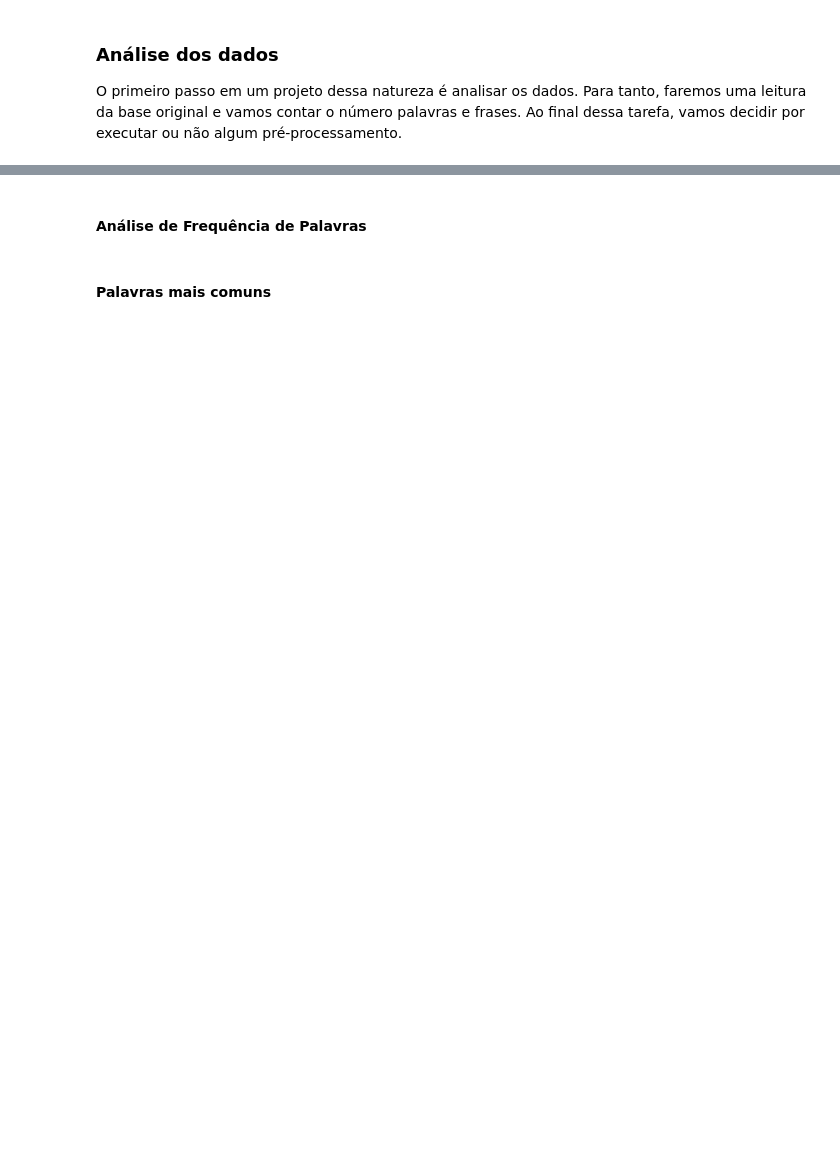
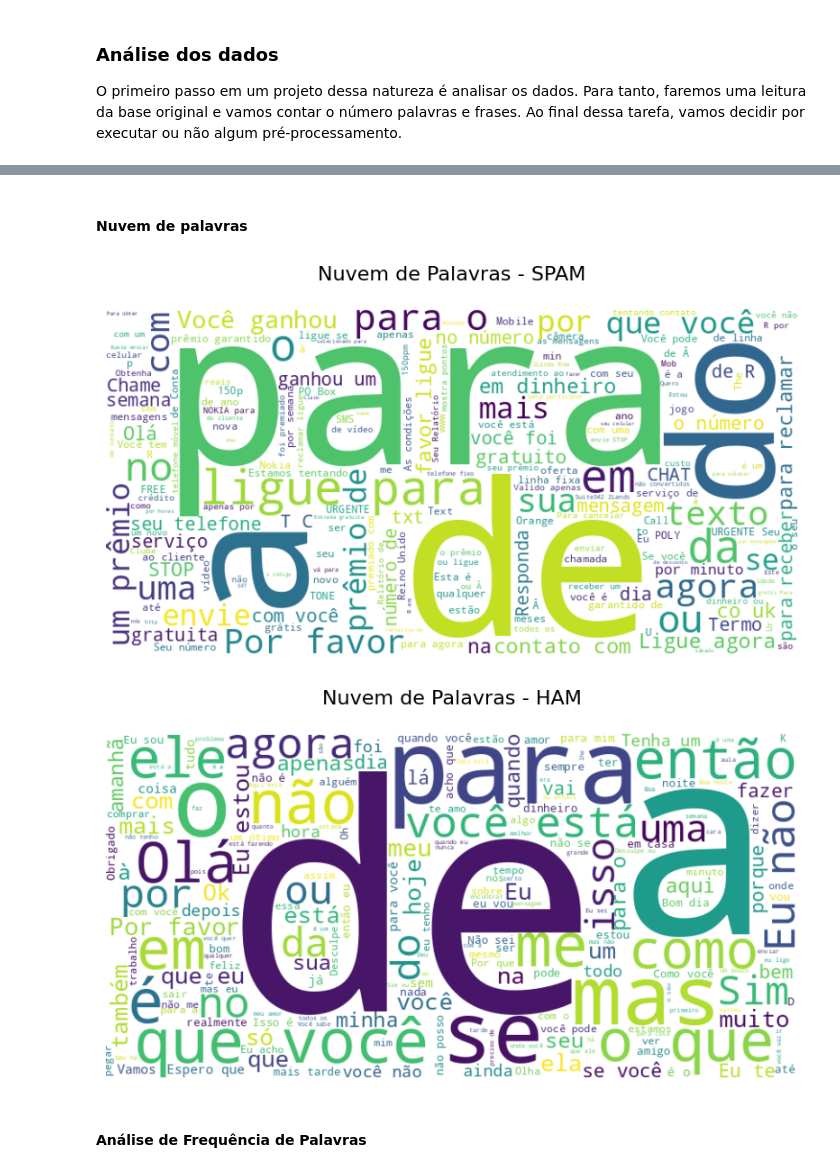
Before and after one commit to thyarles/unb-pca-spamdetector, a Jupyter notebook: spam.ipynb, the cells around one changed output, grey strips where cells are left out. Saved outputs shown, nothing was run; the diff lists cells and outputs as text; code cells hidden in the pictures; blank space fills up the shorter version.

```diff
--- a/spam.ipynb
+++ b/spam.ipynb
@@ -134,2 +118,22 @@ generate_wordcloud(ham_text, 'Nuvem de Palavras - HAM')
+# %% [markdown]
+#### Nuvem de palavras
+# %%
+# Nuvem de palavras
+def generate_wordcloud(text, title):
+    wc = WordCloud(width=800, height=400, background_color='white', stopwords='english').generate(text)
+    plt.figure(figsize=(10,5))
+    plt.imshow(wc, interpolation='bilinear')
+    plt.axis('off')
+    plt.title(title, fontsize=16)
+    plt.show()
+
+spam_text = ' '.join(spam[spam['label'] == 'spam']['sms'])
+ham_text = ' '.join(spam[spam['label'] == 'ham']['sms'])
+
+generate_wordcloud(spam_text, 'Nuvem de Palavras - SPAM\n')
+generate_wordcloud(ham_text, 'Nuvem de Palavras - HAM\n')
+# %% [output]
+[figure, added]
+[figure, added]
 # %% [markdown]
 #### Análise de Frequência de Palavras
@@ -168,2 +139,0 @@ print(ham_freq.most_common(20))
-# %% [markdown]
-####  Palavras mais comuns
```
Also changed, not shown: parts of 15 cells of this notebook.
